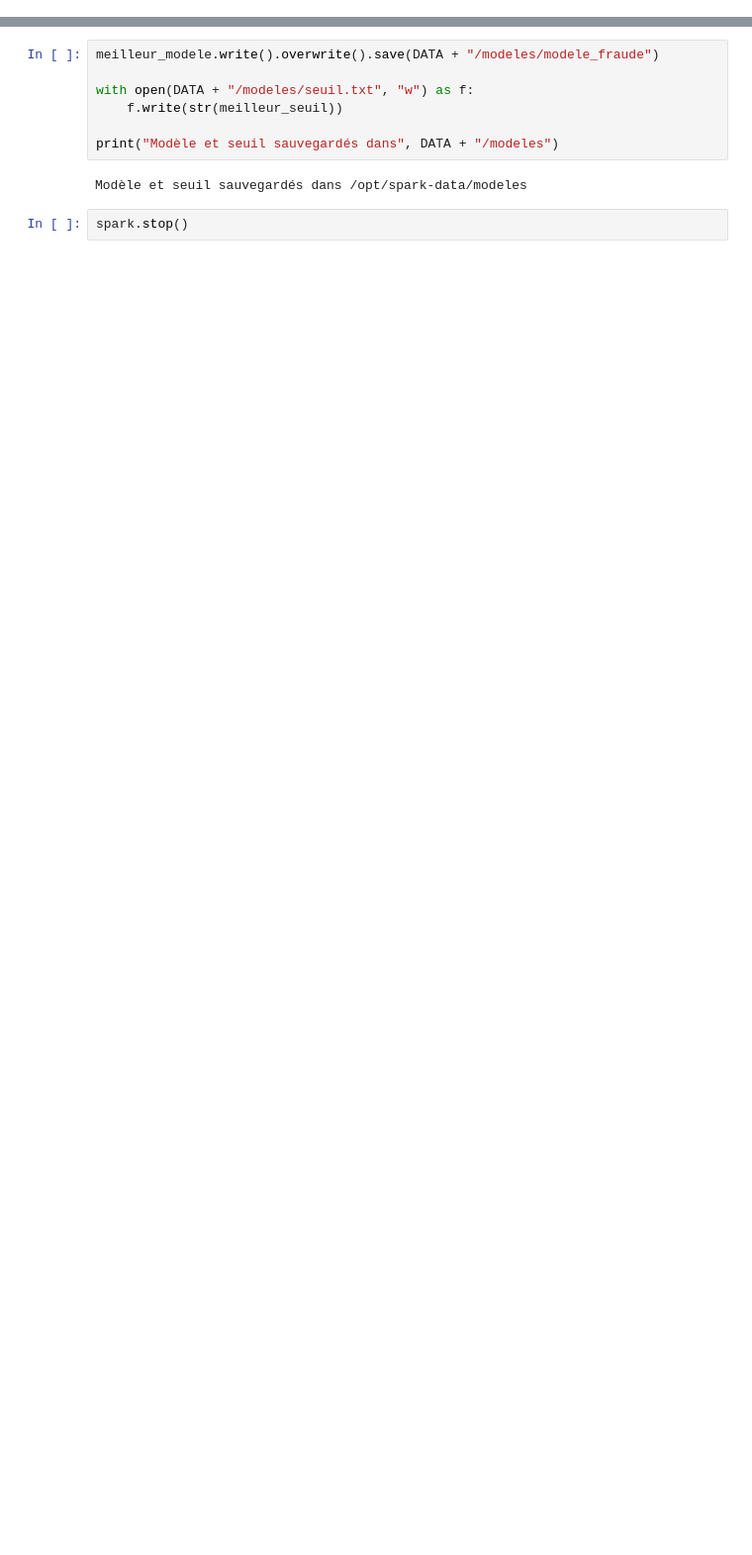
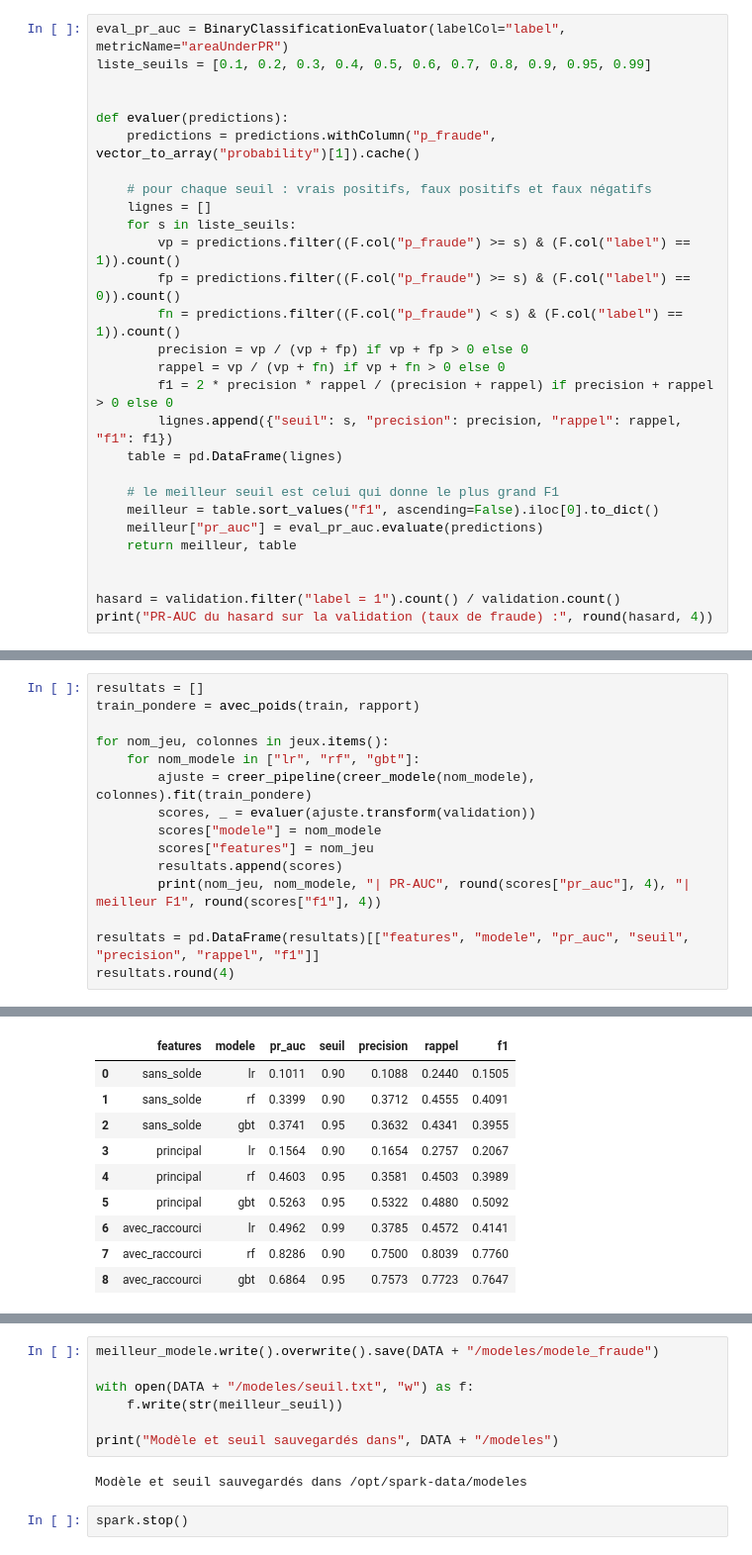
Before and after one commit to zakarya-22/fraud-detection-big-data, a Jupyter notebook: apps/03_entrainement.ipynb, the cells around one changed output, grey strips where cells are left out. Shown at 99% size. Cells and saved outputs as stored; diff of their text form; blank space fills up the shorter version.

```diff
--- a/apps/03_entrainement.ipynb
+++ b/apps/03_entrainement.ipynb
@@ -306,0 +157,28 @@ Le F1 est maximal à 0,9 (0,9788). Au-delà, la précision gagne très peu mais
+# %%
+eval_pr_auc = BinaryClassificationEvaluator(labelCol="label", metricName="areaUnderPR")
+liste_seuils = [0.1, 0.2, 0.3, 0.4, 0.5, 0.6, 0.7, 0.8, 0.9, 0.95, 0.99]
+
+
+def evaluer(predictions):
+    predictions = predictions.withColumn("p_fraude", vector_to_array("probability")[1]).cache()
+
+    # pour chaque seuil : vrais positifs, faux positifs et faux négatifs
+    lignes = []
+    for s in liste_seuils:
+        vp = predictions.filter((F.col("p_fraude") >= s) & (F.col("label") == 1)).count()
+        fp = predictions.filter((F.col("p_fraude") >= s) & (F.col("label") == 0)).count()
+        fn = predictions.filter((F.col("p_fraude") < s) & (F.col("label") == 1)).count()
+        precision = vp / (vp + fp) if vp + fp > 0 else 0
+        rappel = vp / (vp + fn) if vp + fn > 0 else 0
+        f1 = 2 * precision * rappel / (precision + rappel) if precision + rappel > 0 else 0
+        lignes.append({"seuil": s, "precision": precision, "rappel": rappel, "f1": f1})
+    table = pd.DataFrame(lignes)
+
+    # le meilleur seuil est celui qui donne le plus grand F1
+    meilleur = table.sort_values("f1", ascending=False).iloc[0].to_dict()
+    meilleur["pr_auc"] = eval_pr_auc.evaluate(predictions)
+    return meilleur, table
+
+
+hasard = validation.filter("label = 1").count() / validation.count()
+print("PR-AUC du hasard sur la validation (taux de fraude) :", round(hasard, 4))
@@ -306,0 +193,16 @@ Le F1 est maximal à 0,9 (0,9788). Au-delà, la précision gagne très peu mais
+# %%
+resultats = []
+train_pondere = avec_poids(train, rapport)
+
+for nom_jeu, colonnes in jeux.items():
+    for nom_modele in ["lr", "rf", "gbt"]:
+        ajuste = creer_pipeline(creer_modele(nom_modele), colonnes).fit(train_pondere)
+        scores, _ = evaluer(ajuste.transform(validation))
+        scores["modele"] = nom_modele
+        scores["features"] = nom_jeu
+        resultats.append(scores)
+        print(nom_jeu, nom_modele, "| PR-AUC", round(scores["pr_auc"], 4), "| meilleur F1", round(scores["f1"], 4))
+
+resultats = pd.DataFrame(resultats)[["features", "modele", "pr_auc", "seuil", "precision", "rappel", "f1"]]
+resultats.round(4)
+# %% [output]
@@ -306,0 +220,10 @@ Le F1 est maximal à 0,9 (0,9788). Au-delà, la précision gagne très peu mais
+|  | features | modele | pr_auc | seuil | precision | rappel | f1 |
+| 0 | sans_solde | lr | 0.1011 | 0.90 | 0.1088 | 0.2440 | 0.1505 |
+| 1 | sans_solde | rf | 0.3399 | 0.90 | 0.3712 | 0.4555 | 0.4091 |
+| 2 | sans_solde | gbt | 0.3741 | 0.95 | 0.3632 | 0.4341 | 0.3955 |
+| 3 | principal | lr | 0.1564 | 0.90 | 0.1654 | 0.2757 | 0.2067 |
+| 4 | principal | rf | 0.4603 | 0.95 | 0.3581 | 0.4503 | 0.3989 |
+| 5 | principal | gbt | 0.5263 | 0.95 | 0.5322 | 0.4880 | 0.5092 |
+| 6 | avec_raccourci | lr | 0.4962 | 0.99 | 0.3785 | 0.4572 | 0.4141 |
+| 7 | avec_raccourci | rf | 0.8286 | 0.90 | 0.7500 | 0.8039 | 0.7760 |
+| 8 | avec_raccourci | gbt | 0.6864 | 0.95 | 0.7573 | 0.7723 | 0.7647 |
```
Also changed, not shown: parts of 51 cells of this notebook, 7 other files.
